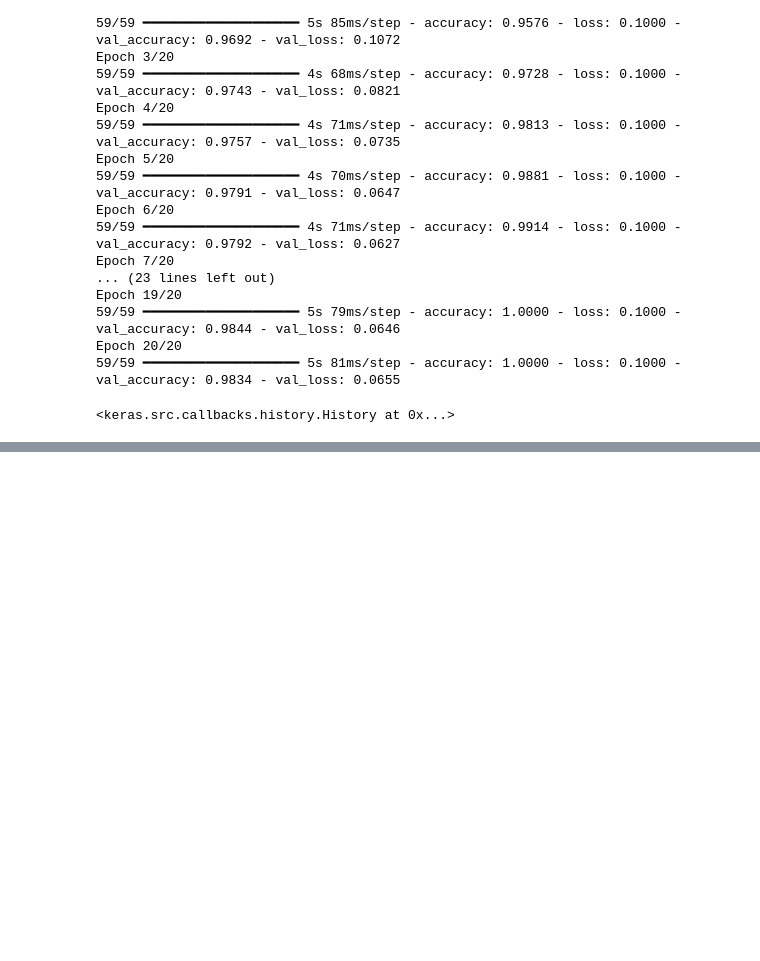
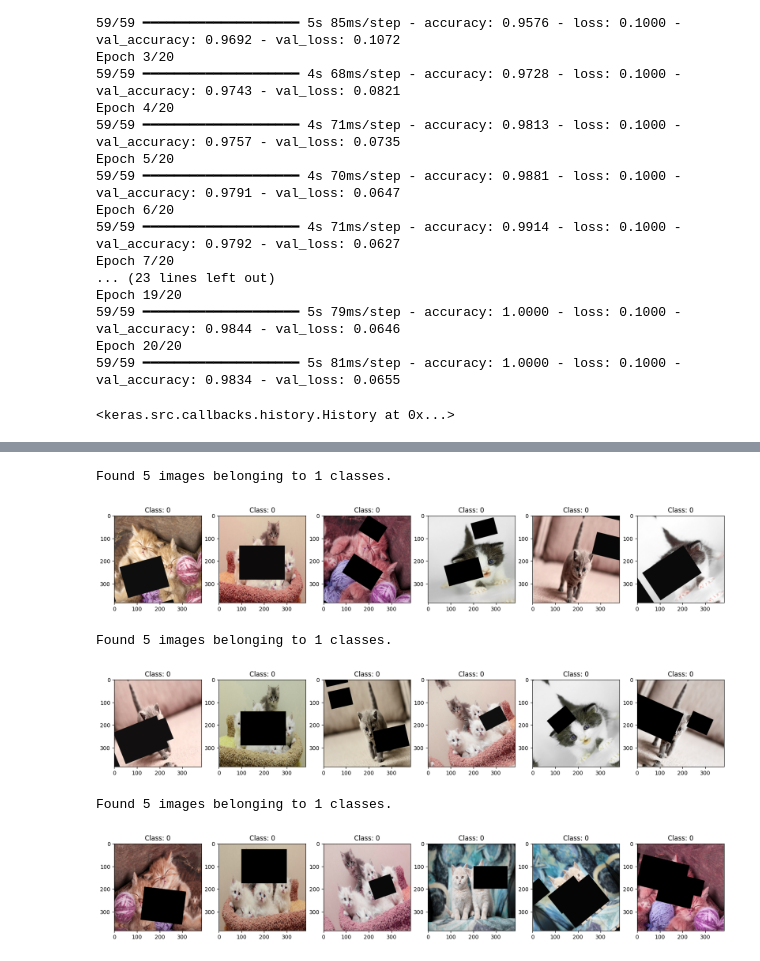
Before and after one commit to Cu-hedgehog/DS, a Jupyter notebook: CV/2_Keras.ipynb, the cells around one changed output, grey strips where cells are left out. Cells and saved outputs as stored; diff of their text form; code cells hidden in the pictures; blank space fills up the shorter version.

```diff
--- a/CV/2_Keras.ipynb
+++ b/CV/2_Keras.ipynb
@@ -420,0 +518,36 @@ Epoch 20/20
+# %%
+import albumentations as A
+
+def augment(image):
+  image = image.astype(np.uint8)
+  aug = A.Compose([
+      A.CoarseDropout(p=0.5, max_holes=1, max_height=150, max_width=200),
+      A.CoarseDropout(p=0.5, max_holes=1, max_height=100, max_width=150), #второй раз
+      A.CoarseDropout(p=0.5, max_holes=1, max_height=80, max_width=100), #третий раз
+      A.HorizontalFlip(p=0.5),
+      A.ShiftScaleRotate(p=0.7),
+      A.HueSaturationValue(p=1),
+      # https://albumentations.ai/docs/api_reference/augmentations/transforms/
+      # https://albumentations.ai/docs/examples/example/
+  ])
+  return aug(image=image)['image']
+
+my_datagen = ImageDataGenerator(
+    preprocessing_function=augment
+)
+
+for _ in range(3):
+  my_generator = my_datagen.flow_from_directory(
+      'data/data_cats',
+      target_size=(384, 384),
+      batch_size=4,
+      shuffle=True
+  )
+  show_first_images(my_generator)
+# %% [output]
+Found 5 images belonging to 1 classes.
+[figure, added]
+Found 5 images belonging to 1 classes.
+[figure, added]
+Found 5 images belonging to 1 classes.
+[figure, added]
```
Also changed, not shown: parts of 8 cells of this notebook.
